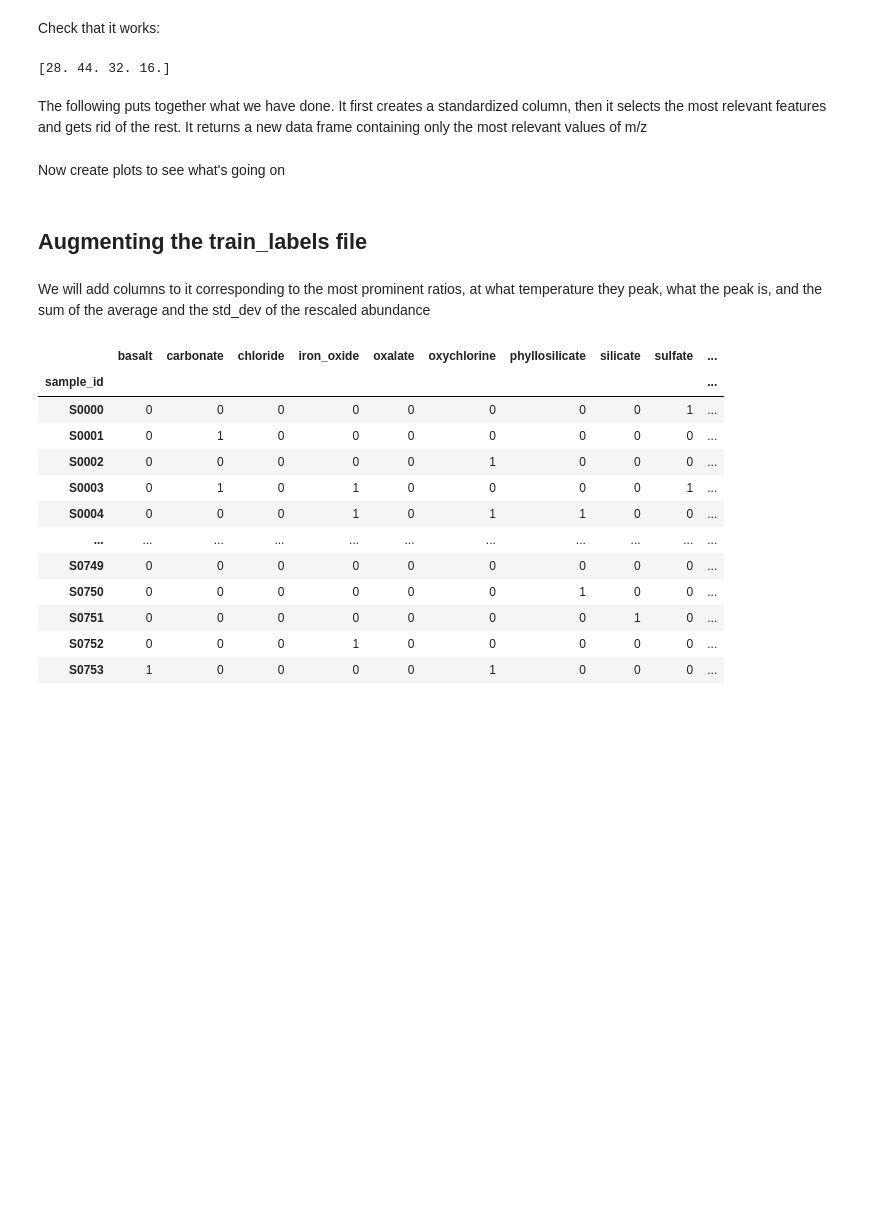
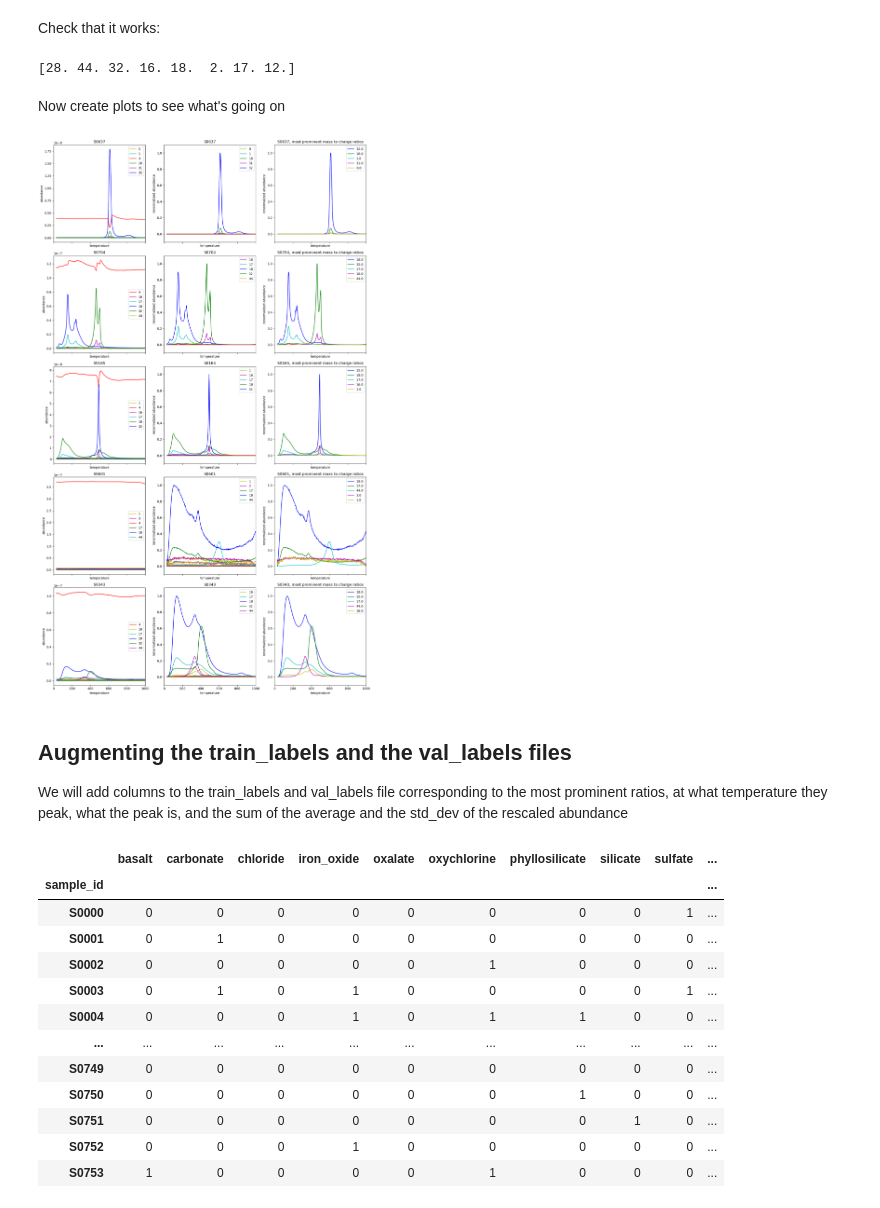
Before and after one commit to kmerkl22/chemistry_of_mars, a Jupyter notebook: Features Engineering/SelectingProminentRatios.ipynb, the cells around one changed output. Saved outputs shown, nothing was run; the diff lists cells and outputs as text; code cells hidden in the pictures; blank space fills up the shorter version.

Commit message:
cleaned up Scatter Plots and started README file in Features Engineering

```diff
--- a/Features Engineering/SelectingProminentRatios.ipynb
+++ b/Features Engineering/SelectingProminentRatios.ipynb
@@ -61,10 +64,8 @@ df = pd.read_csv(train_files['S0025'])
 
 df_mod = preprocess(df)
 
-print(find_relevant_ratios(df_mod,4))
+print(find_relevant_ratios(df_mod,8))
 # %% [output]
-[28. 44. 32. 16.]
+[28. 44. 32. 16. 18.  2. 17. 12.]
-# %% [markdown]
-The following puts together what we have done. It first creates a standardized column, then it selects the most relevant features and gets rid of the rest. It returns a new data frame containing only the most relevant values of m/z
 # %% [markdown]
 Now create plots to see what's going on
@@ -78,7 +73,15 @@ num_samples = len(samples_list)
 import warnings
 warnings.filterwarnings("ignore") # ignore some annoying warnings
 
+import random
+
 num_samples = 5
+
+# create a list of samples to plot
+
+random.seed(69100)
+
+samples_list = random.sample(list(train_files.keys()),num_samples)
 
 colors = ['b','g','c','m','y','r']
 
@@ -162,36 +165,37 @@ for i, sample in enumerate(samples_list):
         X = df_mod[df_mod['m/z'] == mz].temp
         y = df_mod[df_mod['m/z'] == mz].zero_one_rescale
 
         # We show all legends
 
         plt.plot(X,y,label = str(mz),color = colors[int(np.where(relevant_ratios==mz)[0])])
 
 
         plt.xlabel('temperature')
         plt.ylabel('renormalized abundance')
         plt.xlim(0,1000)
         plt.ylim(-0.1,1.1)
         plt.title(sample+", most prominent mass to charge ratios")
 
         # ax[i] = plt.show()
 
         plt.legend()
 
 
 
         plt.yscale('linear')
 
     del df
 
 
 # this is for cosmetic purposes
 
 fig.tight_layout()
 
 fig.show()
+# %% [output]
+[figure, added]
-# %% [markdown]
-## Augmenting the train_labels file
 # %% [markdown]
-We will add columns to it corresponding to the most prominent ratios, at what temperature they peak, what the peak is, and the sum of the average and the std_dev of the rescaled abundance
+## Augmenting the train_labels and the val_labels files
+We will add columns to the train_labels and val_labels file corresponding to the most prominent ratios, at what temperature they peak, what the peak is, and the sum of the average and the std_dev of the rescaled abundance
 # %%
 train_labels = pd.read_csv("../Data/train_labels.csv",index_col="sample_id")
```
Also changed, not shown: parts of 13 cells of this notebook, 1 other file.
